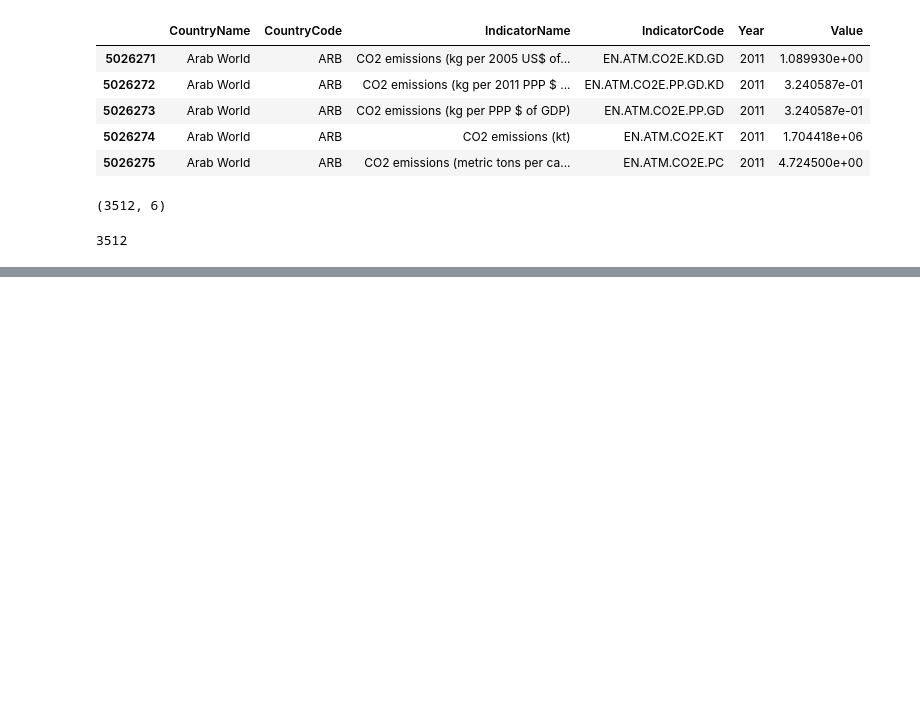
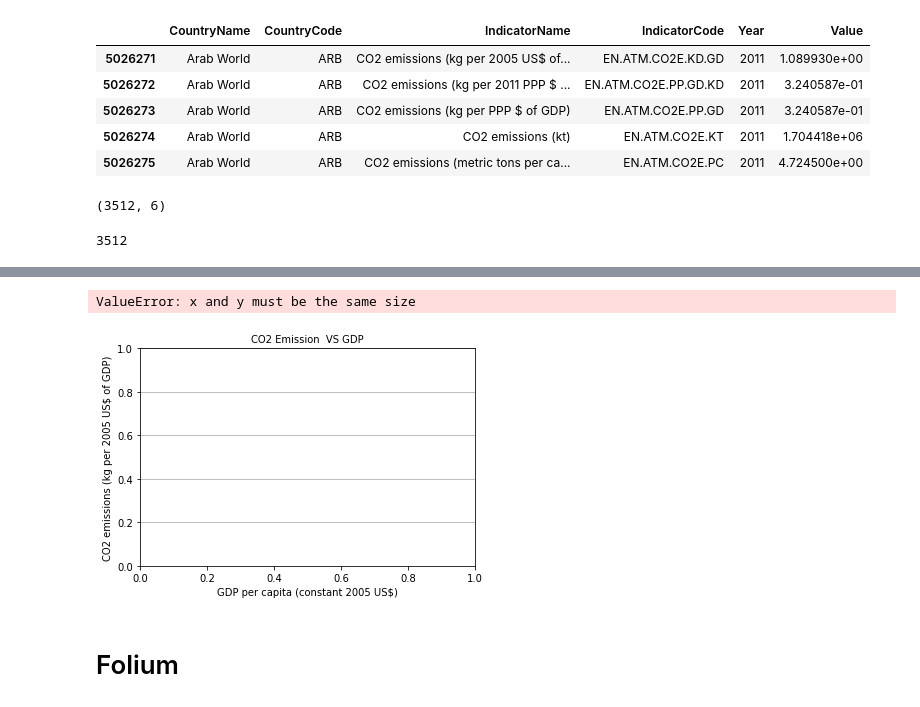
Before and after one commit to mihirsam/Python-for-Data-Science, a Jupyter notebook: Week5/World Development Indicators.ipynb, the cells around one changed output, grey strips where cells are left out. Drawn from its saved outputs; the diff is of its cells as text; code cells hidden in the pictures; blank space fills up the shorter version.

```diff
--- a/Week5/World Development Indicators.ipynb
+++ b/Week5/World Development Indicators.ipynb
@@ -184,0 +231,20 @@ ax.annotate("IND", xy=(18, ))
+# %%
+%matplotlib inline
+
+fig, axis = plt.subplots()
+
+axis.yaxis.grid(True)
+axis.set_title('CO2 Emission  VS GDP', fontsize=10)
+axis.set_xlabel(new_gdp['IndicatorName'].iloc[0], fontsize=10)
+axis.set_ylabel(stage['IndicatorName'].iloc[0], fontsize=10)
+
+X = new_gdp['Value']
+Y = stage['Value']
+
+axis.scatter(X, Y)
+plt.show()
+# %% [output]
+ValueError: x and y must be the same size
+[figure, added]
+# %% [markdown]
+# Folium
```
Also changed, not shown: parts of 17 cells of this notebook.
